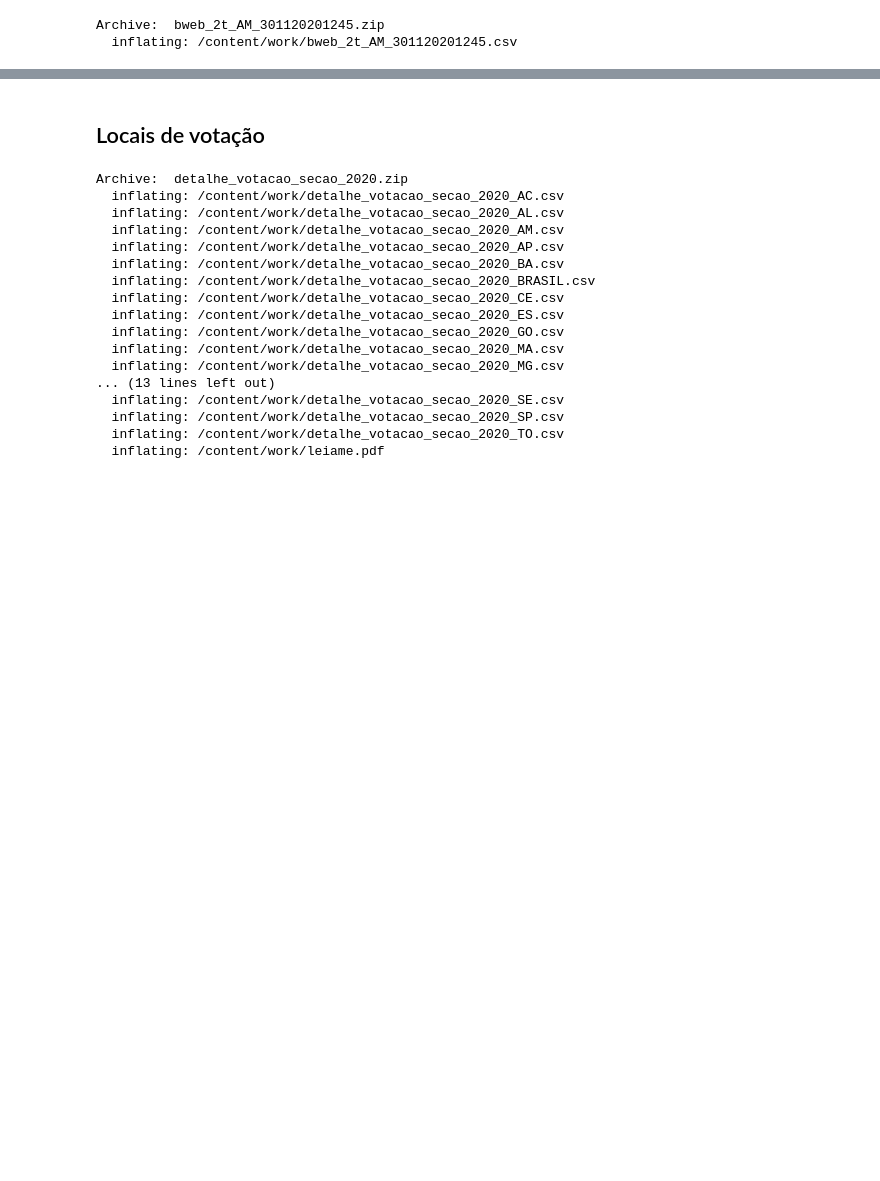
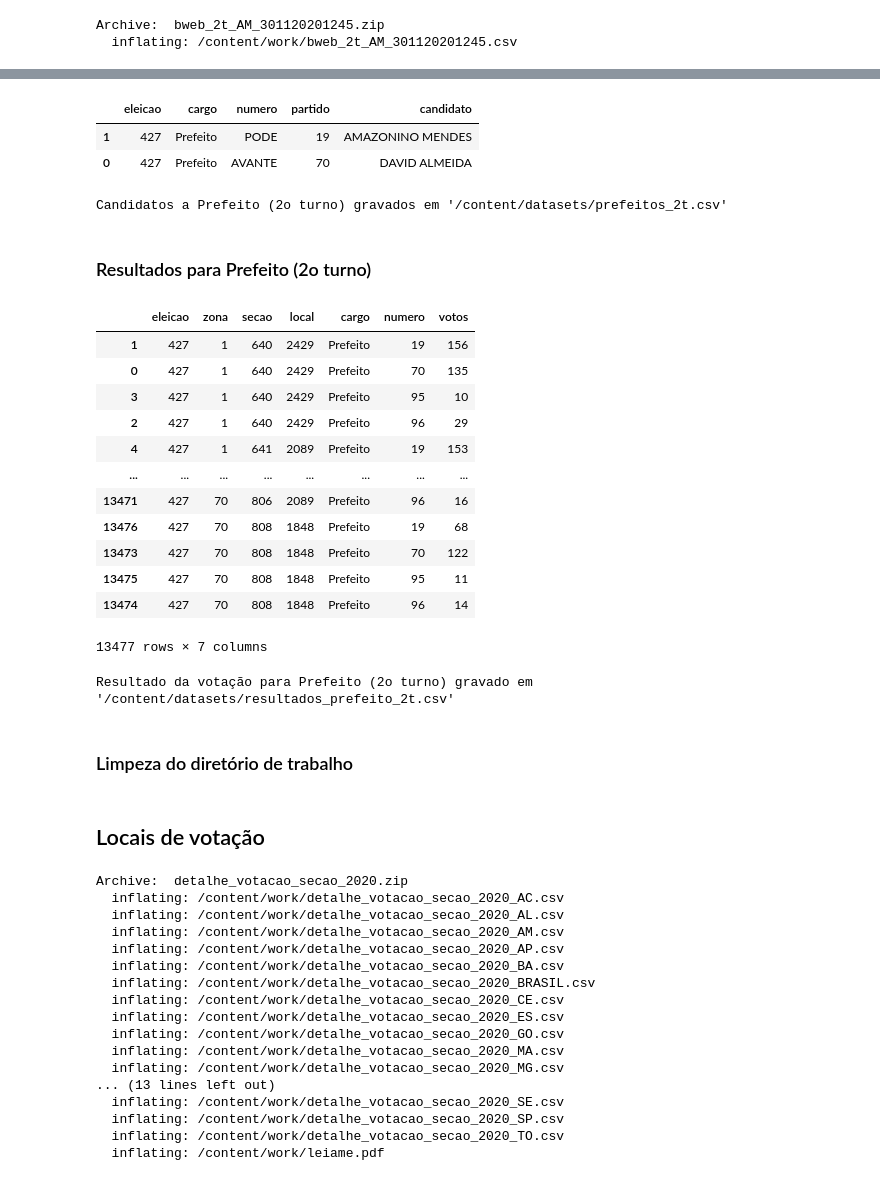
Before and after one commit to bmnds/uea-data-science-04-data-processing, a Jupyter notebook: trabalho-final/Notebook_ETL.ipynb, the cells around one changed output, grey strips where cells are left out. Saved outputs shown, nothing was run; the diff lists cells and outputs as text; code cells hidden in the pictures; blank space fills up the shorter version.

```diff
--- a/trabalho-final/Notebook_ETL.ipynb
+++ b/trabalho-final/Notebook_ETL.ipynb
@@ -55,3 +294,6 @@ Archive:  bweb_1t_AM_181120201549.zip
 # %% [output]
 Archive:  bweb_2t_AM_301120201245.zip
   inflating: /content/work/bweb_2t_AM_301120201245.csv
+# %%
+df_bu_2t = pd.read_csv('/content/work/bweb_2t_AM_301120201245.csv', encoding="ISO-8859-1", delimiter=';')
+df_bu_2t.sample(5)
@@ -57,0 +307,47 @@ Archive:  bweb_2t_AM_301120201245.zip
+# %%
+df_prefeitos_2t = df_bu_2t[df_bu_2t.DS_CARGO_PERGUNTA.eq('Prefeito') & df_bu_2t.DS_TIPO_VOTAVEL.eq('Nominal')] \
+                       [['CD_ELEICAO','DS_CARGO_PERGUNTA','SG_PARTIDO','NR_VOTAVEL','NM_VOTAVEL']] \
+                         .drop_duplicates() \
+                         .sort_values(['NR_VOTAVEL'])
+df_prefeitos_2t.columns = ['eleicao',	'cargo',	'numero', 'partido', 'candidato']
+df_prefeitos_2t
+# %% [output]
+|  | eleicao | cargo | numero | partido | candidato |
+| 1 | 427 | Prefeito | PODE | 19 | AMAZONINO MENDES |
+| 0 | 427 | Prefeito | AVANTE | 70 | DAVID ALMEIDA |
+# %%
+filename = '/content/datasets/prefeitos_2t.csv'
+df_resultado_prefeito.to_csv(filename)
+print(f'Candidatos a Prefeito (2o turno) gravados em \'{filename}\'')
+# %% [output]
+Candidatos a Prefeito (2o turno) gravados em '/content/datasets/prefeitos_2t.csv'
+# %% [markdown]
+### Resultados para Prefeito (2o turno)
+# %%
+df_resultado_prefeito = df_bu_2t[df_bu_2t.DS_CARGO_PERGUNTA.eq('Prefeito')] \
+    [['CD_ELEICAO',	'NR_ZONA'	,'NR_SECAO', 'NR_LOCAL_VOTACAO', 'DS_CARGO_PERGUNTA'	,'NR_VOTAVEL',	'QT_VOTOS']] \
+    .sort_values(['NR_ZONA','NR_SECAO','NR_VOTAVEL'])
+df_resultado_prefeito.columns = ['eleicao',	'zona',	'secao', 'local',	'cargo',	'numero',	'votos']
+df_resultado_prefeito
+# %% [output]
+|  | eleicao | zona | secao | local | cargo | numero | votos |
+| 1 | 427 | 1 | 640 | 2429 | Prefeito | 19 | 156 |
+| 0 | 427 | 1 | 640 | 2429 | Prefeito | 70 | 135 |
+| 3 | 427 | 1 | 640 | 2429 | Prefeito | 95 | 10 |
+| 2 | 427 | 1 | 640 | 2429 | Prefeito | 96 | 29 |
+| 4 | 427 | 1 | 641 | 2089 | Prefeito | 19 | 153 |
+| ... | ... | ... | ... | ... | ... | ... | ... |
+| 13471 | 427 | 70 | 806 | 2089 | Prefeito | 96 | 16 |
+| 13476 | 427 | 70 | 808 | 1848 | Prefeito | 19 | 68 |
+| 13473 | 427 | 70 | 808 | 1848 | Prefeito | 70 | 122 |
+| 13475 | 427 | 70 | 808 | 1848 | Prefeito | 95 | 11 |
+| 13474 | 427 | 70 | 808 | 1848 | Prefeito | 96 | 14 |
+13477 rows × 7 columns
+# %%
+filename = '/content/datasets/resultados_prefeito_2t.csv'
+df_resultado_prefeito.to_csv(filename)
+print(f'Resultado da votação para Prefeito (2o turno) gravado em \'{filename}\'')
+# %% [output]
+Resultado da votação para Prefeito (2o turno) gravado em '/content/datasets/resultados_prefeito_2t.csv'
+# %% [markdown]
+### Limpeza do diretório de trabalho
```
Also changed, not shown: parts of 40 cells of this notebook, 1 other file.
